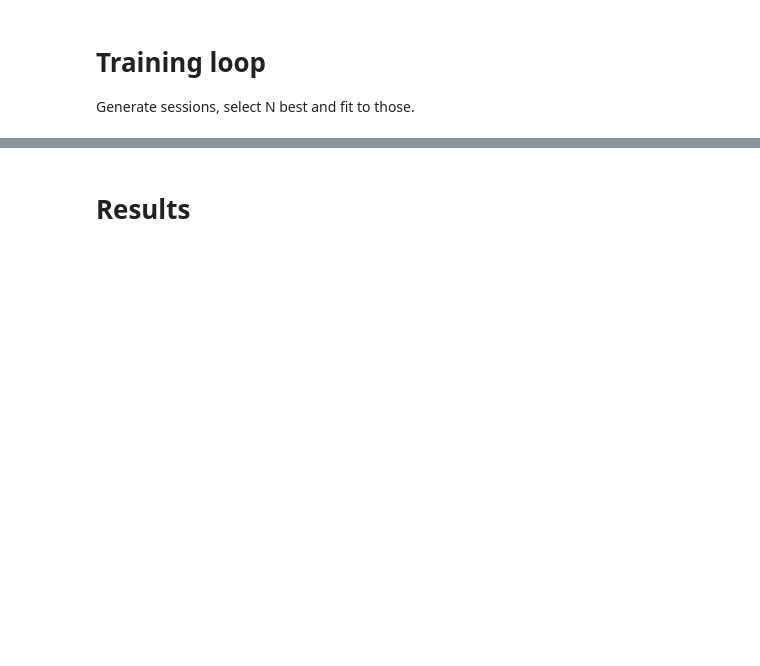
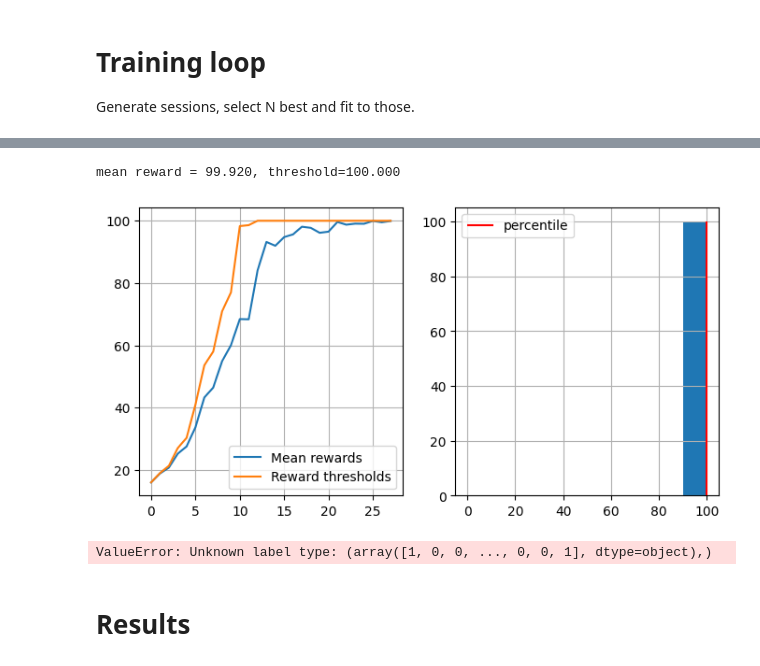
Before and after one commit to girafe-ai/reinforcement-learning, a Jupyter notebook: week01_intro/practice_crossentropy_method.ipynb, the cells around one changed output, grey strips where cells are left out. Drawn from its saved outputs; the diff is of its cells as text; code cells hidden in the pictures; blank space fills up the shorter version.

```diff
--- a/week01_intro/practice_crossentropy_method.ipynb
+++ b/week01_intro/practice_crossentropy_method.ipynb
@@ -300,12 +375,13 @@ def generate_session(t_max=100):
         # predict array of action probabilities
         probs = agent.predict_proba([s])[0]
 
-        a = # <sample action with such probabilities >
+        a = np.random.choice(len(probs), p=probs)
 
         new_s, r, done, truncated, info = env.step(a)
 
         # record sessions like you did before
-        states.append(s)
+
+        states.append(s.astype(dtype="object"))
         actions.append(a)
         total_reward += r
 
@@ -316,23 +392,27 @@ def generate_session(t_max=100):
 # %%
 n_sessions = 100
 percentile = 70
 log = []
 
 for i in range(100):
     # generate new sessions
-    sessions = # < generate a list of n_sessions new sessions > ]
+    sessions = [generate_session() for _ in range(n_sessions)]
 
-    states_batch, actions_batch, rewards_batch = map(np.array, zip(*sessions))
+    states_batch, actions_batch, rewards_batch = zip(*sessions)
 
-    elite_states, elite_actions = # <select elite actions just like before>
+    elite_states, elite_actions = select_elites(states_batch, actions_batch, rewards_batch, percentile)
 
-    # <fit agent to predict elite_actions(y) from elite_states(X)>
+    agent.fit(elite_states, elite_actions)
 
     if max(rewards_batch) > min(rewards_batch):
         show_progress(rewards_batch, log, percentile, reward_range=[0, np.max(rewards_batch)])
 
     if np.mean(rewards_batch) > 190:
         print("You Win! You may stop training now via KeyboardInterrupt.")
+# %% [output]
+mean reward = 99.920, threshold=100.000
+[figure, added]
+ValueError: Unknown label type: (array([1, 0, 0, ..., 0, 0, 1], dtype=object),)
 # %% [markdown]
 # Results
 # %%
```
Also changed, not shown: parts of 19 cells of this notebook, 1 other file.
